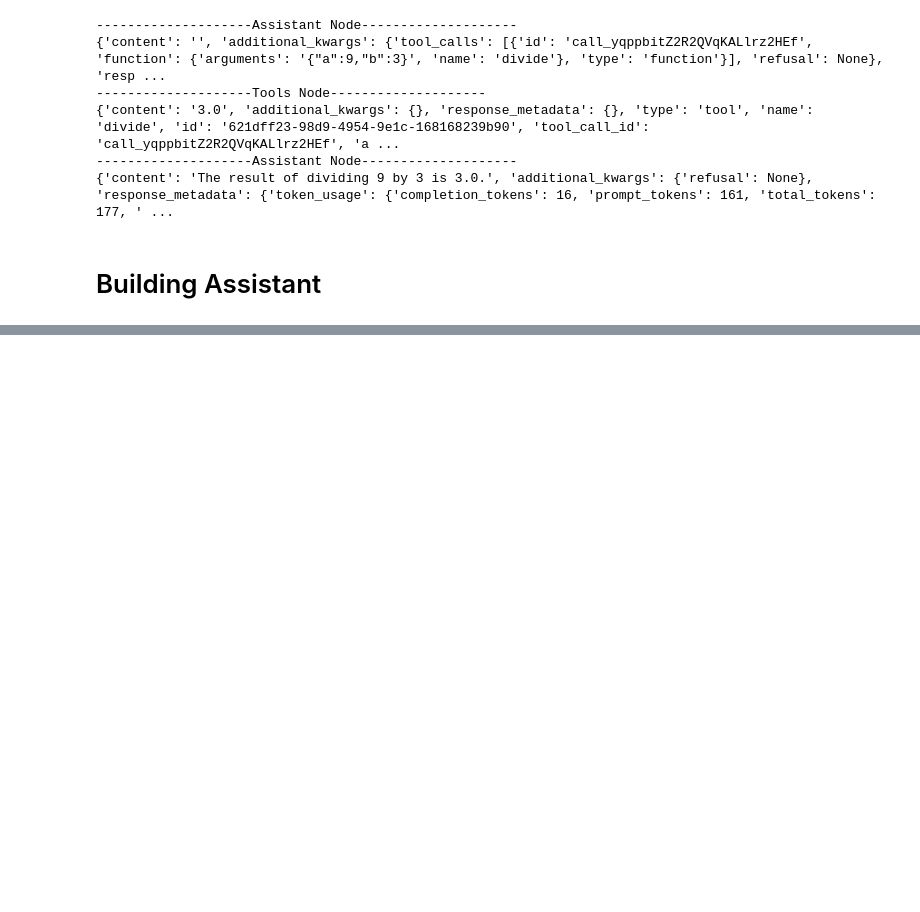
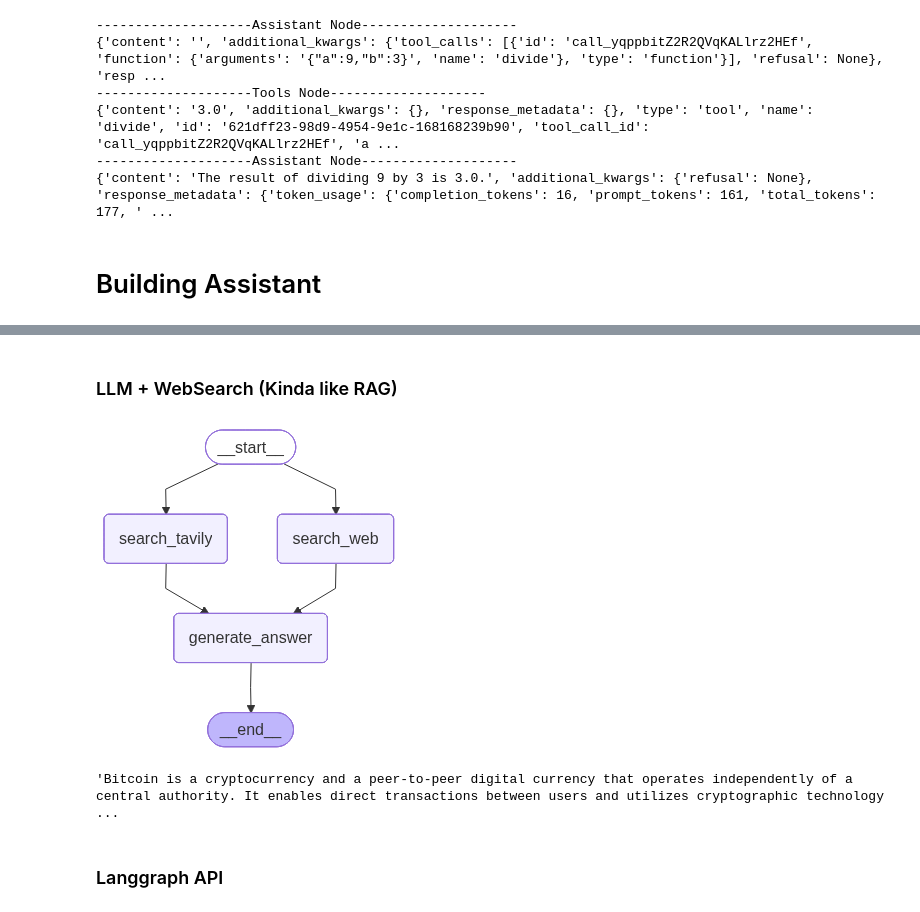
Before and after one commit to DerrickVericho/LLM-Portofolio, a Jupyter notebook: notebook/langgraph.ipynb, the cells around one changed output, grey strips where cells are left out. Cells and saved outputs as stored; diff of their text form; code cells hidden in the pictures; blank space fills up the shorter version.

```diff
--- a/notebook/langgraph.ipynb
+++ b/notebook/langgraph.ipynb
@@ -2547,0 +2592,2 @@ async for chunk in client.runs.stream(
+# %% [markdown]
+### LLM + WebSearch (Kinda like RAG)
@@ -2547,0 +2633,24 @@ async for chunk in client.runs.stream(
+# %%
+builder = StateGraph(State)
+
+builder.add_node("search_tavily",search_tavily)
+builder.add_node("search_web", search_web)
+builder.add_node("generate_answer", generate_answer)
+
+builder.add_edge(START, "search_web")
+builder.add_edge(START, "search_tavily")
+builder.add_edge("search_web", "generate_answer")
+builder.add_edge("search_tavily", "generate_answer")
+builder.add_edge("generate_answer", END)
+graph = builder.compile()
+
+display(Image(graph.get_graph().draw_mermaid_png()))
+# %% [output]
+[figure, added]
+# %%
+result = graph.invoke({"question": "What is Bitcoin?"})
+result['answer'].content
+# %% [output]
+'Bitcoin is a cryptocurrency and a peer-to-peer digital currency that operates independently of a central authority. It enables direct transactions between users and utilizes cryptographic technology  ...
+# %% [markdown]
+### Langgraph API
```
Also changed, not shown: parts of 22 cells of this notebook, 7 other files.
